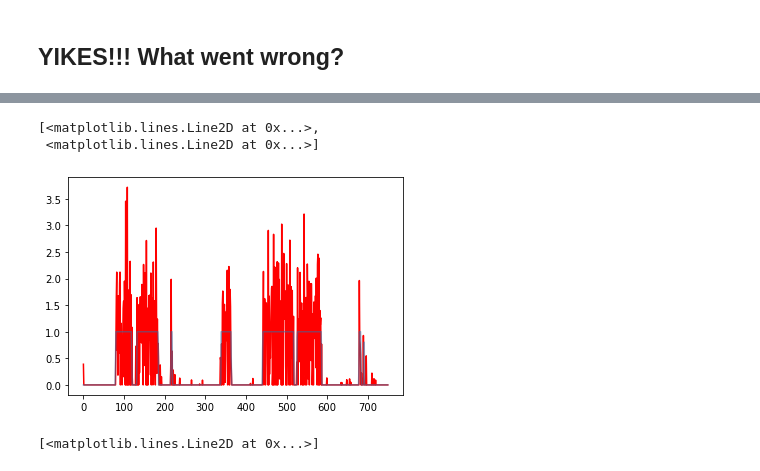
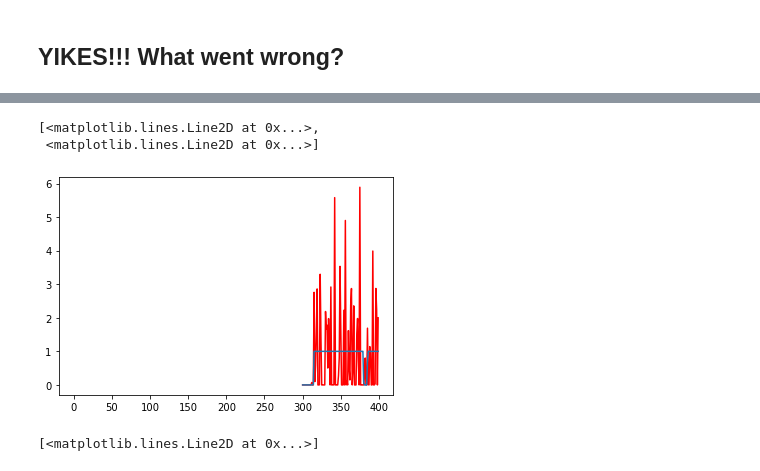
Before and after one commit to ucbmcb288/mcb288, a Jupyter notebook: Transcription/MCB288_Transcription_Part1.ipynb, the cells around one changed output, grey strips where cells are left out. Drawn from its saved outputs; the diff is of its cells as text; code cells hidden in the pictures.

```diff
--- a/Transcription/MCB288_Transcription_Part1.ipynb
+++ b/Transcription/MCB288_Transcription_Part1.ipynb
@@ -26,3 +26,16 @@ from IPython.display import HTML
 from IPython.display import Video
 
 from scipy.signal import deconvolve
+# %%
+M0 = 5000
+k = 1/217
+
+Ms = []
+M = M0
+for t in range(0,1000):
+    Ms.append(M)
+    Mnew = 0
+    for i in range(0,M):
+        if np.random.rand() > k:
+            Mnew += 1
+    M = Mnew
@@ -230,19 +416,20 @@ plt.yticks([0,1],['OFF','ON'])
 # %%
-kon  = 1 / 10
-koff = 1/ 20
-total_time = 250
+kon  = 1 / 50
+koff = 1 / 50
+total_time = 500
 
 s = [0]
 
 t = 0
-
 promoter_state = 0
 intervals = []
 
 while t < total_time:
 
     if promoter_state == 0:
+
         off_interval = float(expon.rvs(loc=0,scale=1/kon,size=1))
+
         t_start = t
         t_end   = t + off_interval
         intervals.append([t_start,t_end,0])
@@ -258,7 +445,6 @@ while t < total_time:
         intervals.append([t_start,t_end,1])
 
         plt.plot(np.array([t_start,t_start,t_end,t_end]),np.array([0,1,1,0]),c='black')
-        plt.plot
         promoter_state = 0
         t = t_end
         print ("1 --> 0", t)
@@ -360,9 +557,9 @@ mean_off_time = 60
 kon = 1 / mean_off_time
 
 loading_rate = .2
-signal_duration = 40
+signal_duration = 120
 
-total_time = 1000
+total_time = 2000
 
 t = 0
 
@@ -479,18 +692,18 @@ for i in range(0,len(polymerase_density_noise)):
 polymerase_nnls       = scipy.optimize.nnls(basis.T,polymerase_density)[0] / loading_rate
 polymerase_noise_nnls = scipy.optimize.nnls(basis.T,polymerase_density_noise)[0] / loading_rate
 # %%
-s = 0
-e = 750
+s = 300
+e = 400
 
 d = polymerase_noise_nnls[s:e]
 plt.plot(np.arange(s,e),d,1,c='red')
 
 d = state_sequence[s:e]
-plt.plot(np.arange(s,e),d,1,alpha=.5)
+plt.plot(np.arange(s,e),d,1)
 # %% [output]
 [<matplotlib.lines.Line2D at 0x...>,
  <matplotlib.lines.Line2D at 0x...>]
-[figure, old version]
+[figure, new version]
 # %%
 #plt.plot(polymerase_noise_nnls[0],c='red')
 x = np.convolve(polymerase_noise_nnls,np.ones(5)/5)
```
Also changed, not shown: parts of 42 cells of this notebook, 3 other files.
